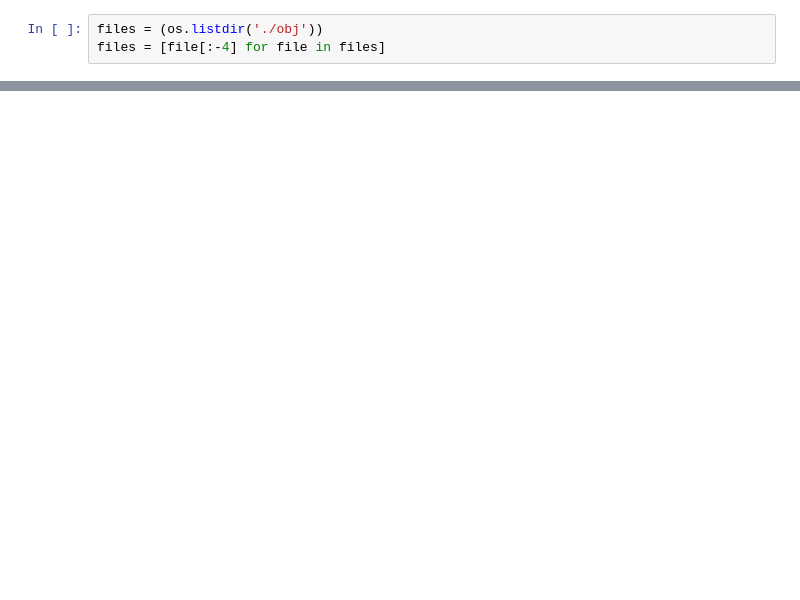
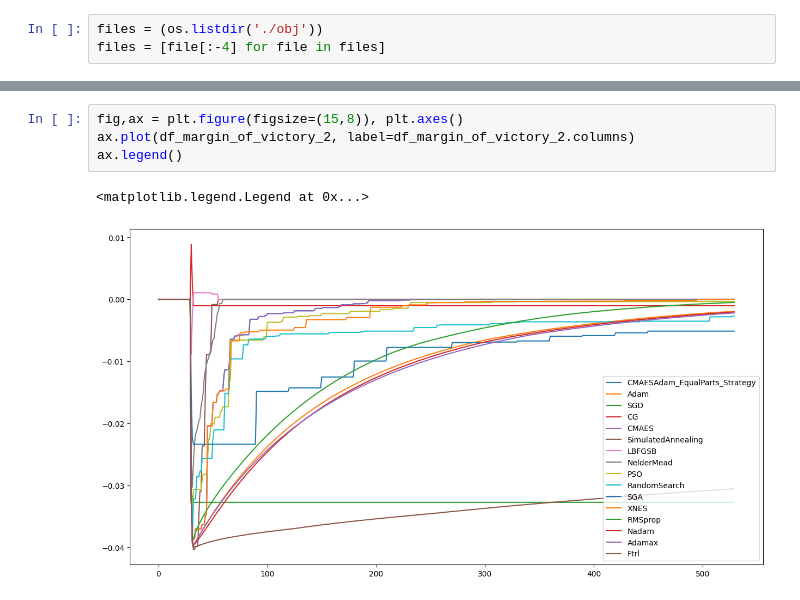
Before and after one commit to bessagroup/f3dasm, a Jupyter notebook: notebooks/pickleload.ipynb, the cells around one changed output, grey strips where cells are left out. Saved outputs shown, nothing was run; the diff lists cells and outputs as text; blank space fills up the shorter version.

```diff
--- a/notebooks/pickleload.ipynb
+++ b/notebooks/pickleload.ipynb
@@ -143,0 +113,7 @@ x[0].data[0].data
+# %%
+fig,ax = plt.figure(figsize=(15,8)), plt.axes()
+ax.plot(df_margin_of_victory_2, label=df_margin_of_victory_2.columns)
+ax.legend()
+# %% [output]
+<matplotlib.legend.Legend at 0x...>
+[figure, added]
```
Also changed, not shown: parts of 17 cells of this notebook, 2 other files.
